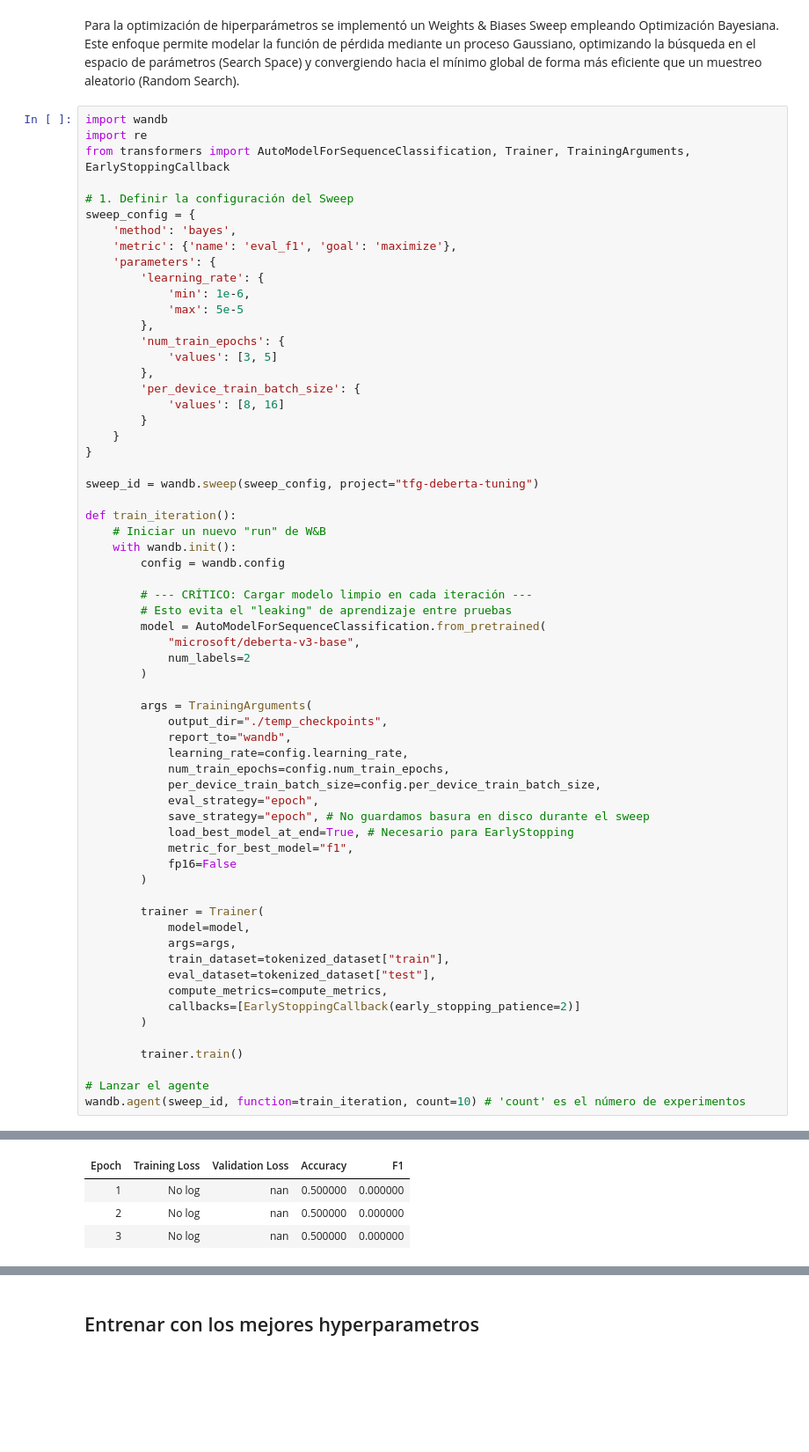
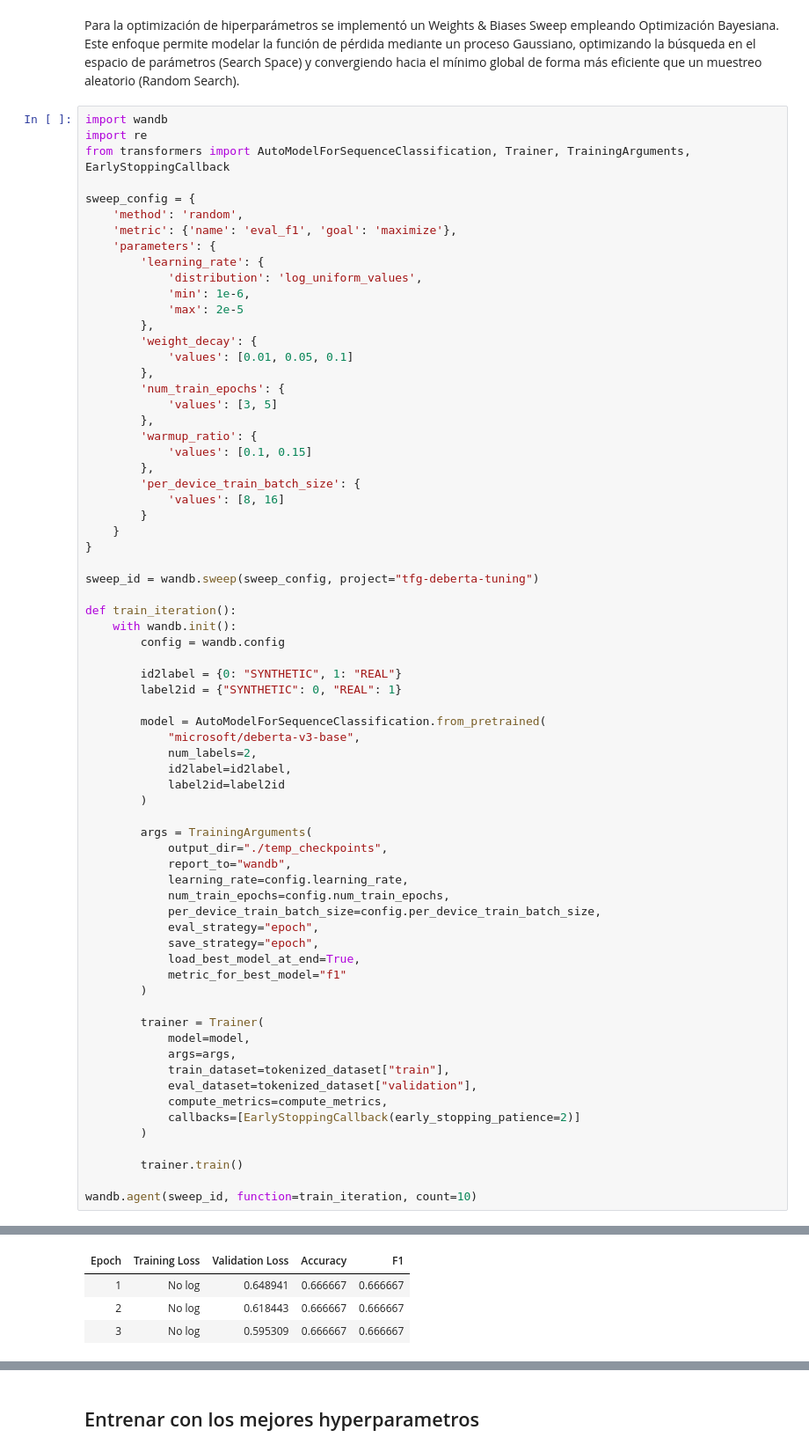
Before and after one commit to JavierPrior845/tfg-ai-text-detection, a Jupyter notebook: models/encoder-only/Encoder-Only-Sweep.ipynb, the cells around one changed output, grey strips where cells are left out. Shown at 88% size. Drawn from its saved outputs; the diff is of its cells as text; blank space fills up the shorter version.

Commit message:
feat: DeBERTa whit dataset-lite

```diff
--- a/models/encoder-only/Encoder-Only-Sweep.ipynb
+++ b/models/encoder-only/Encoder-Only-Sweep.ipynb
@@ -163,17 +159,23 @@ import wandb
 import re
 from transformers import AutoModelForSequenceClassification, Trainer, TrainingArguments, EarlyStoppingCallback
 
-# 1. Definir la configuración del Sweep
 sweep_config = {
-    'method': 'bayes',
+    'method': 'random',
     'metric': {'name': 'eval_f1', 'goal': 'maximize'},
     'parameters': {
         'learning_rate': {
+            'distribution': 'log_uniform_values',
             'min': 1e-6,
-            'max': 5e-5
+            'max': 2e-5
+        },
+        'weight_decay': {
+            'values': [0.01, 0.05, 0.1]
         },
         'num_train_epochs': {
             'values': [3, 5]
+        },
+        'warmup_ratio': {
+            'values': [0.1, 0.15]
         },
         'per_device_train_batch_size': {
             'values': [8, 16]
@@ -184,15 +186,17 @@ sweep_config = {
 sweep_id = wandb.sweep(sweep_config, project="tfg-deberta-tuning")
 
 def train_iteration():
-    # Iniciar un nuevo "run" de W&B
     with wandb.init():
         config = wandb.config
 
-        # --- CRÍTICO: Cargar modelo limpio en cada iteración ---
-        # Esto evita el "leaking" de aprendizaje entre pruebas
+        id2label = {0: "SYNTHETIC", 1: "REAL"}
+        label2id = {"SYNTHETIC": 0, "REAL": 1}
+
         model = AutoModelForSequenceClassification.from_pretrained(
             "microsoft/deberta-v3-base",
-            num_labels=2
+            num_labels=2,
+            id2label=id2label,
+            label2id=label2id
         )
 
         args = TrainingArguments(
@@ -202,23 +206,21 @@ def train_iteration():
             num_train_epochs=config.num_train_epochs,
             per_device_train_batch_size=config.per_device_train_batch_size,
             eval_strategy="epoch",
-            save_strategy="epoch", # No guardamos basura en disco durante el sweep
-            load_best_model_at_end=True, # Necesario para EarlyStopping
-            metric_for_best_model="f1",
-            fp16=False
+            save_strategy="epoch",
+            load_best_model_at_end=True,
+            metric_for_best_model="f1"
         )
 
         trainer = Trainer(
             model=model,
             args=args,
             train_dataset=tokenized_dataset["train"],
-            eval_dataset=tokenized_dataset["test"],
+            eval_dataset=tokenized_dataset["validation"],
             compute_metrics=compute_metrics,
             callbacks=[EarlyStoppingCallback(early_stopping_patience=2)]
         )
 
         trainer.train()
 
-# Lanzar el agente
-wandb.agent(sweep_id, function=train_iteration, count=10) # 'count' es el número de experimentos
+wandb.agent(sweep_id, function=train_iteration, count=10)
 # %% [output]
@@ -258,4 +262,4 @@ wandb: WARNING Config item 'num_train_epochs' was locked by 'sweep' (ignored upd
 | Epoch | Training Loss | Validation Loss | Accuracy | F1 |
-| 1 | No log | nan | 0.500000 | 0.000000 |
-| 2 | No log | nan | 0.500000 | 0.000000 |
-| 3 | No log | nan | 0.500000 | 0.000000 |
+| 1 | No log | 0.648941 | 0.666667 | 0.666667 |
+| 2 | No log | 0.618443 | 0.666667 | 0.666667 |
+| 3 | No log | 0.595309 | 0.666667 | 0.666667 |
```
Also changed, not shown: parts of 7 cells of this notebook.
